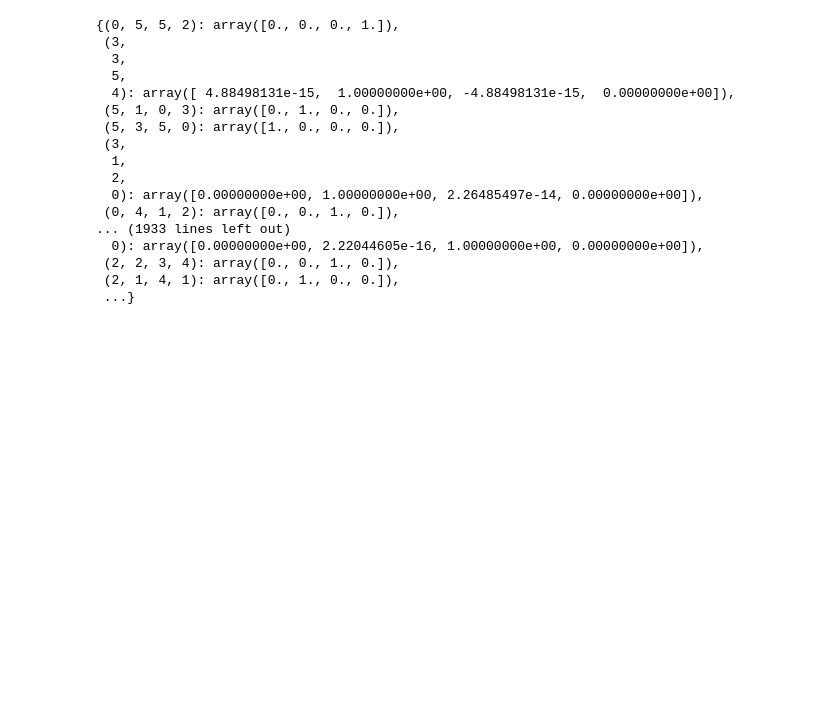
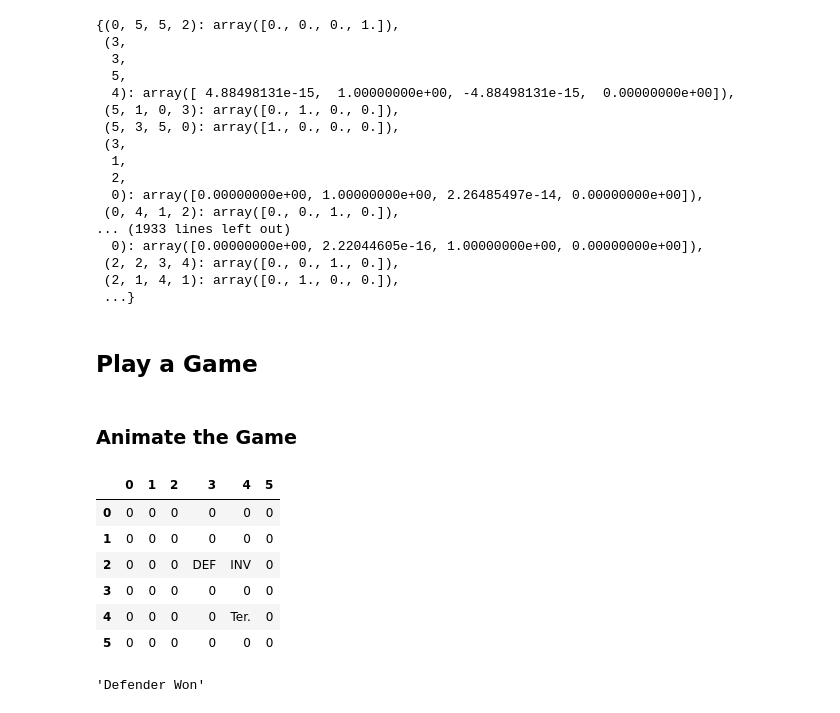
Before and after one commit to aarontan-git/multi_agent_learning, a Jupyter notebook: Notebooks/InvaderDefender.ipynb, the cells around one changed output. Cells and saved outputs as stored; diff of their text form; code cells hidden in the pictures; blank space fills up the shorter version.

```diff
--- a/Notebooks/InvaderDefender.ipynb
+++ b/Notebooks/InvaderDefender.ipynb
@@ -461,3 +463,60 @@ invader_policy
  (2, 2, 3, 4): array([0., 0., 1., 0.]),
  (2, 1, 4, 1): array([0., 1., 0., 0.]),
  ...}
+# %% [markdown]
+## Play a Game
+# %%
+def generate_trajectory(Defender_state, Invader_state):
+    game_trajectory = []
+    terminal = False
+    current_state = Defender_state + Invader_state
+
+    # generate a game trajectory
+    while not terminal:
+
+        # append game trajectory
+        game_trajectory.append(current_state)
+
+        # check if game is terminal (someone won)
+        terminal, status = invader_defender.terminal_check(current_state)
+
+        # both agents choose greedy action
+        invader_action = actions[np.argmax(invader_policy[tuple(current_state)])]
+        defender_action = actions[np.argmax(defender_policy[tuple(current_state)])]
+
+        # obtain next state
+        next_state, reward = invader_defender.next_state(current_state, defender_action, invader_action)
+        current_state = next_state
+
+    return game_trajectory, status
+# %% [markdown]
+### Animate the Game
+# %%
+# generate game trajectory
+game_trajectory, status = generate_trajectory([5,0],[0,0])
+
+# define game dimensions
+columns=range(invader_defender.size)
+index = range(invader_defender.size)
+
+# animate the game
+for step in range(len(game_trajectory)):
+    game_table = pd.DataFrame(0, index = index, columns=columns)
+    game_table[4][4] = 'Ter.'
+    game_table[game_trajectory[step][1]][game_trajectory[step][0]] = 'DEF'
+    game_table[game_trajectory[step][3]][game_trajectory[step][2]] = 'INV'
+    clear_output(wait=True)
+    display(game_table)
+    time.sleep(1)
+
+# print game status
+display(status)
+# %% [output]
+|  | 0 | 1 | 2 | 3 | 4 | 5 |
+| 0 | 0 | 0 | 0 | 0 | 0 | 0 |
+| 1 | 0 | 0 | 0 | 0 | 0 | 0 |
+| 2 | 0 | 0 | 0 | DEF | INV | 0 |
+| 3 | 0 | 0 | 0 | 0 | 0 | 0 |
+| 4 | 0 | 0 | 0 | 0 | Ter. | 0 |
+| 5 | 0 | 0 | 0 | 0 | 0 | 0 |
+'Defender Won'
```
Also changed, not shown: parts of 5 cells of this notebook.
